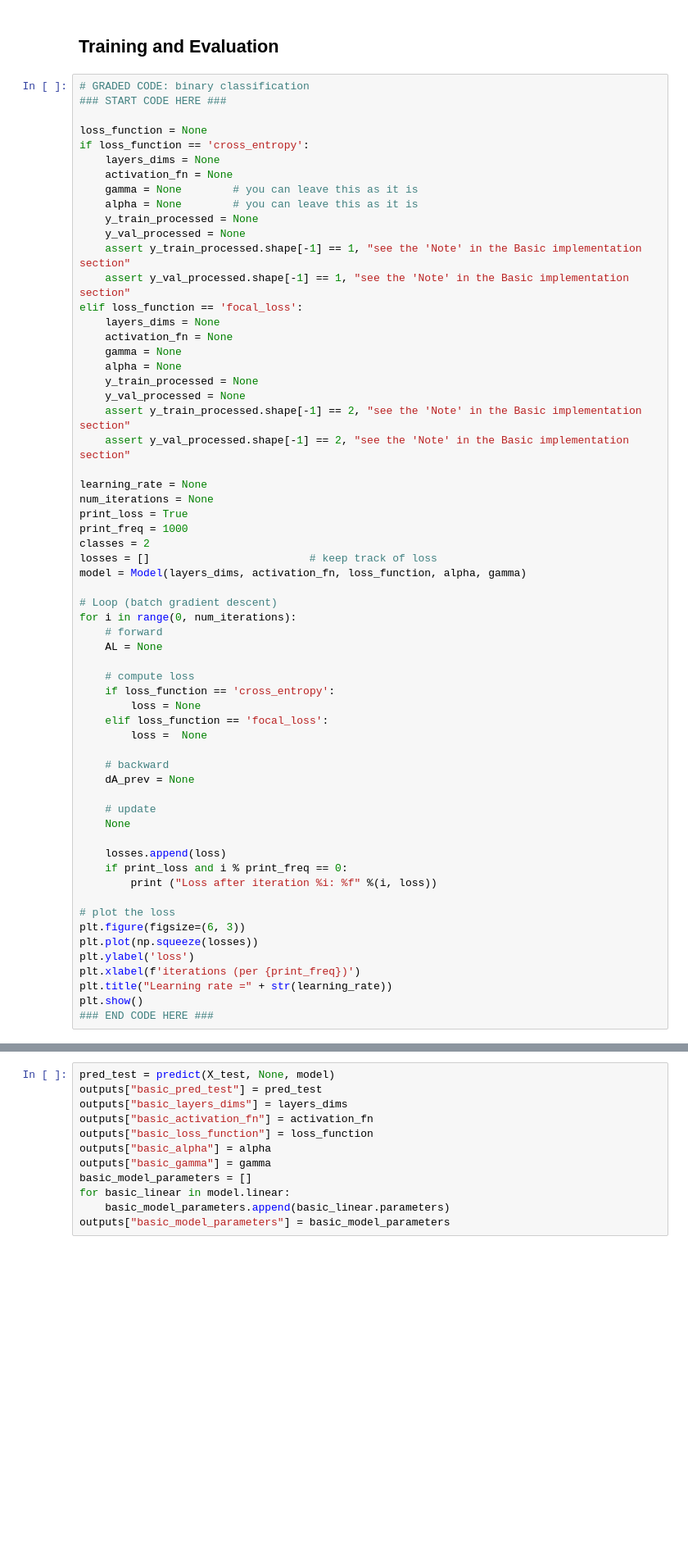
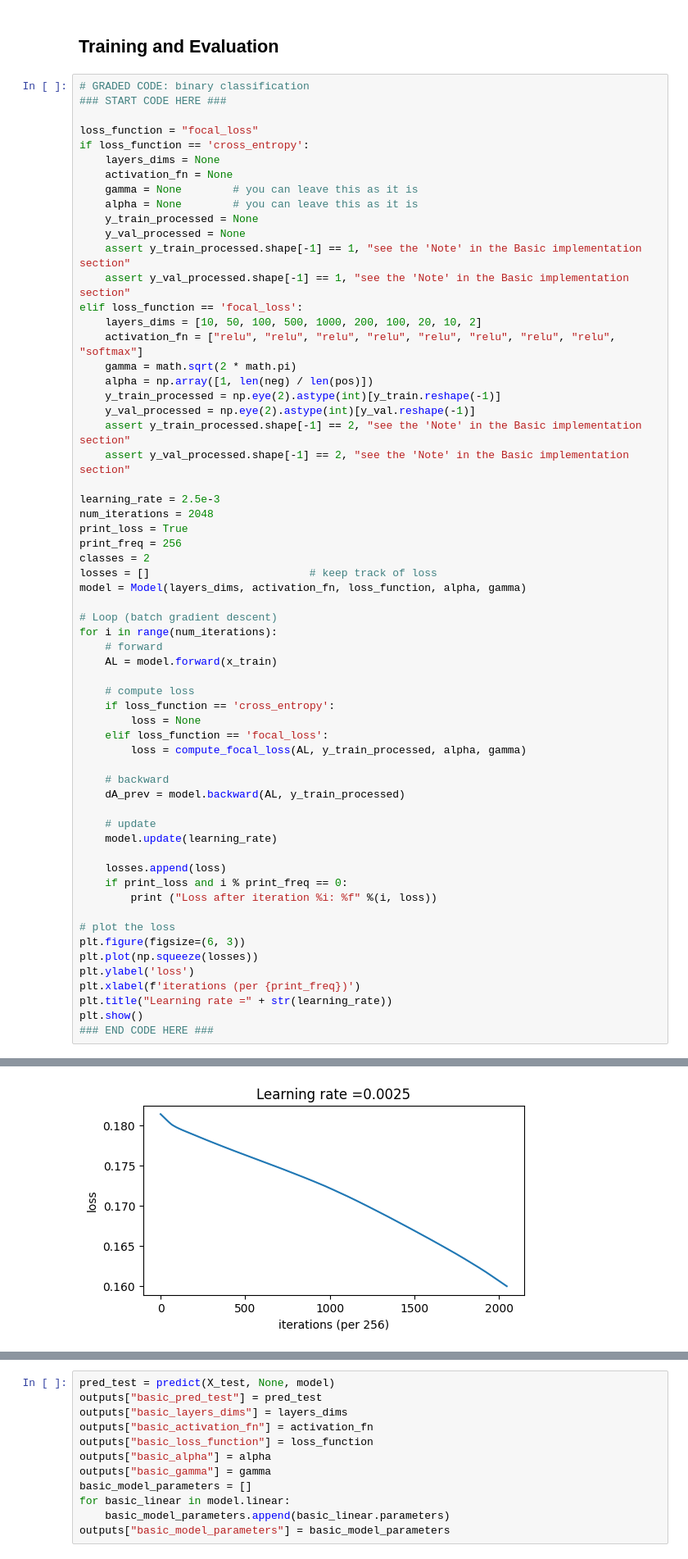
Before and after one commit to nevikw39/ML, a Jupyter notebook: HW3/HW3.ipynb, the cells around one changed output, grey strips where cells are left out. Shown at 82% size. Cells and saved outputs as stored; diff of their text form; blank space fills up the shorter version.

```diff
--- a/HW3/HW3.ipynb
+++ b/HW3/HW3.ipynb
@@ -1505,7 +1528,7 @@ print("x_val: " + str(x_val.shape) + " | y_val: " + str(y_val.shape))
 # GRADED CODE: binary classification
 ### START CODE HERE ###
 
-loss_function = None
+loss_function = "focal_loss"
 if loss_function == 'cross_entropy':
     layers_dims = None
     activation_fn = None
@@ -1516,39 +1539,39 @@ if loss_function == 'cross_entropy':
     assert y_train_processed.shape[-1] == 1, "see the 'Note' in the Basic implementation section"
     assert y_val_processed.shape[-1] == 1, "see the 'Note' in the Basic implementation section"
 elif loss_function == 'focal_loss':
-    layers_dims = None
-    activation_fn = None
-    gamma = None
-    alpha = None
-    y_train_processed = None
-    y_val_processed = None
+    layers_dims = [10, 50, 100, 500, 1000, 200, 100, 20, 10, 2]
+    activation_fn = ["relu", "relu", "relu", "relu", "relu", "relu", "relu", "relu", "softmax"]
+    gamma = math.sqrt(2 * math.pi)
+    alpha = np.array([1, len(neg) / len(pos)])
+    y_train_processed = np.eye(2).astype(int)[y_train.reshape(-1)]
+    y_val_processed = np.eye(2).astype(int)[y_val.reshape(-1)]
     assert y_train_processed.shape[-1] == 2, "see the 'Note' in the Basic implementation section"
     assert y_val_processed.shape[-1] == 2, "see the 'Note' in the Basic implementation section"
 
-learning_rate = None
-num_iterations = None
+learning_rate = 2.5e-3
+num_iterations = 2048
 print_loss = True
-print_freq = 1000
+print_freq = 256
 classes = 2
 losses = []                         # keep track of loss
 model = Model(layers_dims, activation_fn, loss_function, alpha, gamma)
 
 # Loop (batch gradient descent)
-for i in range(0, num_iterations):
+for i in range(num_iterations):
     # forward
-    AL = None
+    AL = model.forward(x_train)
 
     # compute loss
     if loss_function == 'cross_entropy':
         loss = None
     elif loss_function == 'focal_loss':
-        loss =  None
+        loss = compute_focal_loss(AL, y_train_processed, alpha, gamma)
 
     # backward
-    dA_prev = None
+    dA_prev = model.backward(AL, y_train_processed)
 
     # update
-    None
+    model.update(learning_rate)
 
     losses.append(loss)
     if print_loss and i % print_freq == 0:
@@ -1562,3 +1585,4 @@ plt.xlabel(f'iterations (per {print_freq})')
 plt.title("Learning rate =" + str(learning_rate))
 plt.show()
 ### END CODE HERE ###
+# %% [output]
@@ -1565,3 +1597,4 @@ plt.show()
+[figure, added]
 # %%
 print('training------')
 pred_train = predict(x_train, y_train_processed, model)
```
Also changed, not shown: parts of 7 cells of this notebook.
